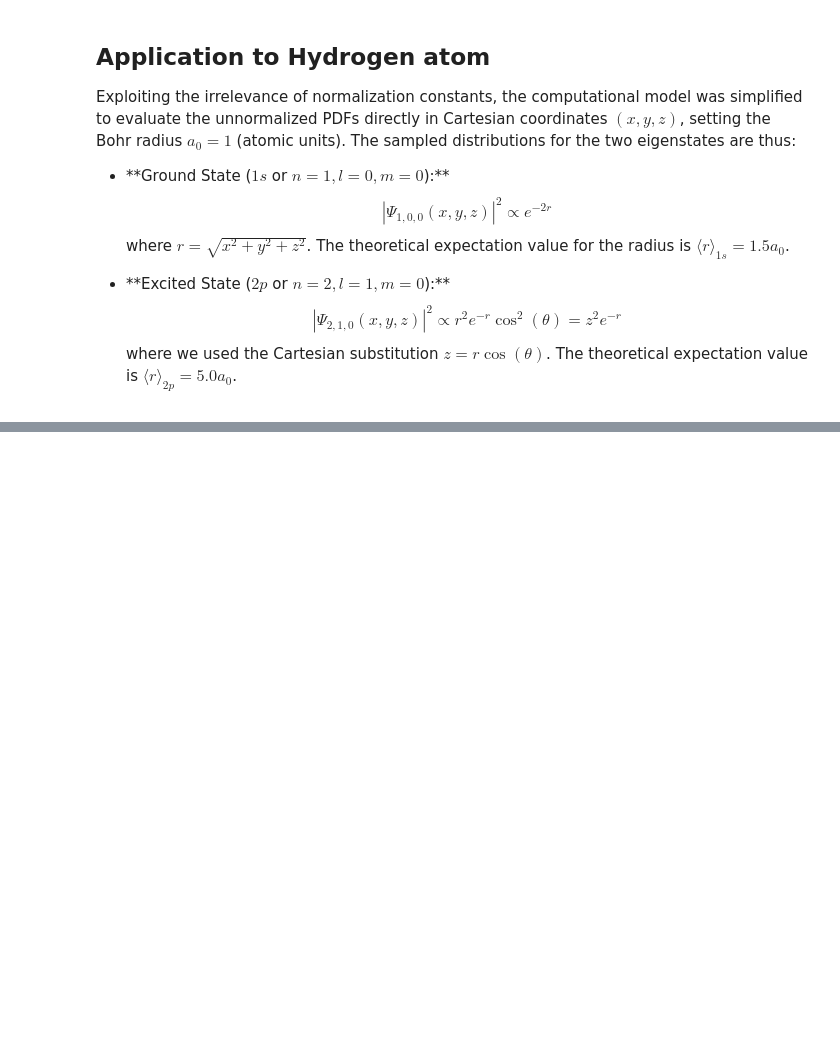
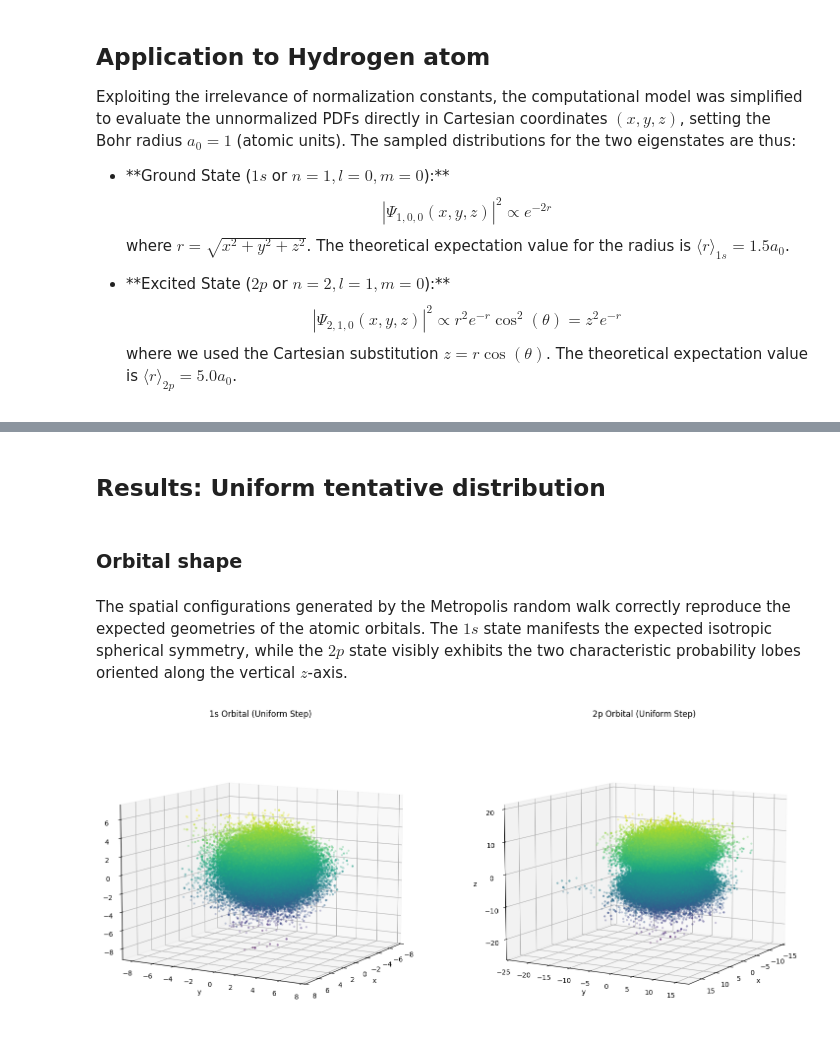
Before and after one commit to giuliagogna/NumericalSimulationLaboratory, a Jupyter notebook: Lab05/analysis5.ipynb, the cells around one changed output, grey strips where cells are left out. Drawn from its saved outputs; the diff is of its cells as text; code cells hidden in the pictures; blank space fills up the shorter version.

```diff
--- a/Lab05/analysis5.ipynb
+++ b/Lab05/analysis5.ipynb
@@ -237,0 +101,36 @@ plt.show()
+# %% [markdown]
+## Results: Uniform tentative distribution
+# %% [markdown]
+### Orbital shape
+# %% [markdown]
+The spatial configurations generated by the Metropolis random walk correctly reproduce the expected geometries of the atomic orbitals. The $1s$ state manifests the expected isotropic spherical symmetry, while the $2p$ state visibly exhibits the two characteristic probability lobes oriented along the vertical $z$-axis.
+# %%
+fig = plt.figure(figsize=(16, 7))
+
+# 1S ORBITAL (Subplot 1)
+X1, Y1, Z1 = np.loadtxt(path + '05_1_pos100_U.dat', unpack=True)
+
+ax1 = fig.add_subplot(1, 2, 1, projection='3d')
+ax1.scatter(X1, Y1, Z1, c=Z1, marker='.', alpha=0.2)
+ax1.set_title('1s Orbital (Uniform Step)')
+ax1.set_xlabel('x')
+ax1.set_ylabel('y')
+ax1.set_zlabel('z')
+ax1.view_init(10, 30)
+
+# 2P ORBITAL
+X2, Y2, Z2 = np.loadtxt(path + '05_1_pos210_U.dat', unpack=True)
+
+ax2 = fig.add_subplot(1, 2, 2, projection='3d')
+ax2.scatter(X2, Y2, Z2, c=Z2, marker='.', alpha=0.2)
+ax2.set_title('2p Orbital (Uniform Step)')
+ax2.set_xlabel('x')
+ax2.set_ylabel('y')
+ax2.set_zlabel('z')
+ax2.view_init(10, 30)
+
+
+plt.tight_layout()
+plt.show()
+# %% [output]
+[figure, added]
```
Also changed, not shown: parts of 40 cells of this notebook, 5 other files.
